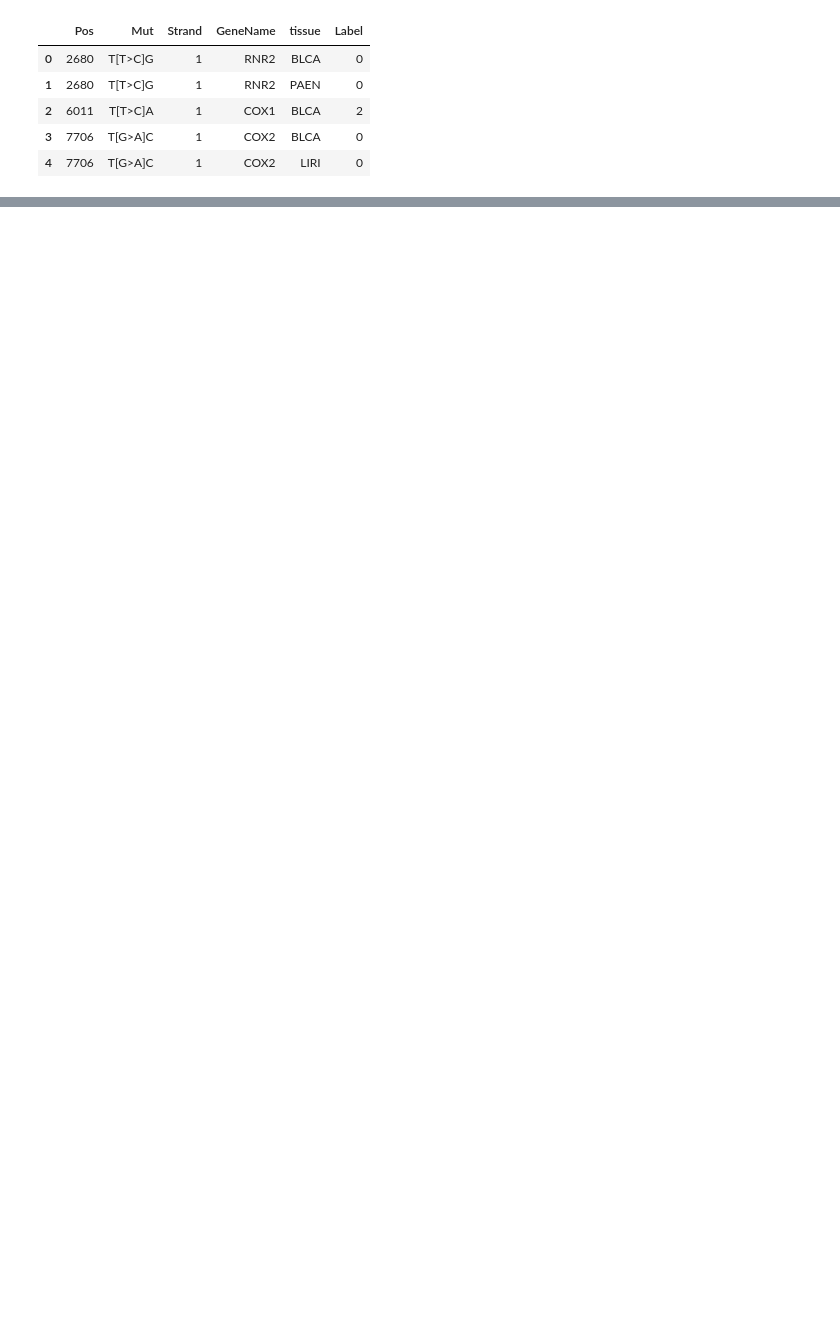
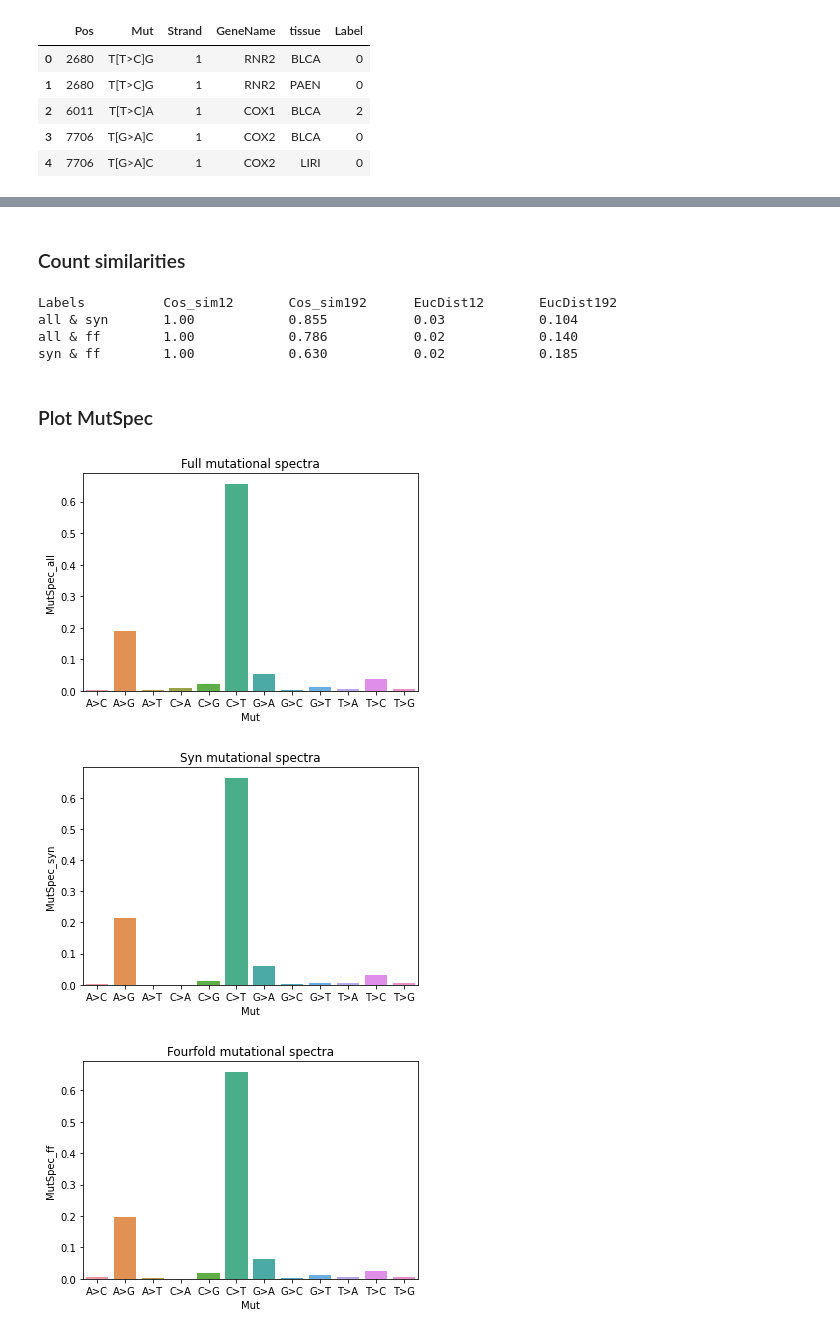
Before and after one commit to mitoclub/Signatures, a Jupyter notebook: notebooks/cancer_calc_ms.ipynb, the cells around one changed output, grey strips where cells are left out. Cells and saved outputs as stored; diff of their text form; code cells hidden in the pictures; blank space fills up the shorter version.

Commit message:
mutspec calculated

```diff
--- a/notebooks/cancer_calc_ms.ipynb
+++ b/notebooks/cancer_calc_ms.ipynb
@@ -171,8 +266,0 @@ ProtRef
-# %%
-nucl_freqs = {
-    "all": ProtRef.Nuc.value_counts().to_dict(),
-    "syn": ProtRef[ProtRef.Label  > 0].Nuc.value_counts().to_dict(),
-    "ff" : ProtRef[ProtRef.Label == 2].Nuc.value_counts().to_dict(),
-}
-
-лейбла в референсе нет, надо дернуть get_syn_number и аналогичное
@@ -197,0 +267,12 @@ Bio.codonalign.codonalignment.CodonAlignment
+# %%
+mutspec12 = pd.DataFrame({"Mut": possible_sbs12})
+mutspec192 = pd.DataFrame({"Mut": possible_sbs192})
+
+for lbl in nucl_freqs:
+    ms12 = calculate_mutspec(Mut, nucl_freqs[lbl], lbl, False, False)
+    ms12.rename({"MutSpec": f"MutSpec_{lbl}"}, axis=1, inplace=True)
+    mutspec12 = pd.merge(mutspec12, ms12[["Mut", f"MutSpec_{lbl}"]], on="Mut")
+
+    ms192 = calculate_mutspec(Mut, trinucl_freqs[lbl], lbl, True, False)
+    ms192.rename({"MutSpec": f"MutSpec_{lbl}"}, axis=1, inplace=True)
+    mutspec192 = pd.merge(mutspec192, ms192[["Mut", f"MutSpec_{lbl}"]], on="Mut")
@@ -197,0 +281,57 @@ Bio.codonalign.codonalignment.CodonAlignment
+# %%
+translator = str.maketrans("ACGT", "TGCA")
+
+def rev_comp(mut: str):
+    new_mut = mut[-1] + mut[1:-1] + mut[0]
+    new_mut = new_mut.translate(translator)
+    return new_mut
+# %%
+mutspec12["Mut"] = mutspec12.Mut.str.translate(translator)
+mutspec192["Mut"] = mutspec192.Mut.apply(rev_comp)
+# %% [markdown]
+### Count similarities
+# %%
+print("Labels  \tCos_sim12\tCos_sim192\tEucDist12\tEucDist192")
+_lbls = set()
+for lbl1 in nucl_freqs:
+    _lbls.add(lbl1)
+    for lbl2 in nucl_freqs:
+        if lbl1 != lbl2 and lbl2 not in _lbls:
+            dst12 = spatial.distance.cosine(
+                mutspec12[f"MutSpec_{lbl1}"], mutspec12[f"MutSpec_{lbl2}"]
+            )
+            sim12 = 1 - dst12
+            euc12 = spatial.distance.euclidean(
+                mutspec12[f"MutSpec_{lbl1}"], mutspec12[f"MutSpec_{lbl2}"]
+            )
+            dst192 = spatial.distance.cosine(
+                mutspec192[f"MutSpec_{lbl1}"], mutspec192[f"MutSpec_{lbl2}"]
+            )
+            sim192 = 1 - dst192
+            euc192 = spatial.distance.euclidean(
+                mutspec192[f"MutSpec_{lbl1}"], mutspec192[f"MutSpec_{lbl2}"]
+            )
+            print(f"{lbl1} & {lbl2}\t{sim12:.2f}\t\t{sim192:.3f}\t\t{euc12:.2f}\t\t{euc192:.3f}")
+# %% [output]
+Labels          Cos_sim12       Cos_sim192      EucDist12       EucDist192
+all & syn       1.00            0.855           0.03            0.104
+all & ff        1.00            0.786           0.02            0.140
+syn & ff        1.00            0.630           0.02            0.185
+# %% [markdown]
+### Plot MutSpec
+# %%
+sns.barplot(x="Mut", y="MutSpec_all", data=mutspec12, order=possible_sbs12)
+plt.title("Full mutational spectra")
+plt.show()
+
+sns.barplot(x="Mut", y="MutSpec_syn", data=mutspec12, order=possible_sbs12)
+plt.title("Syn mutational spectra")
+plt.show()
+
+sns.barplot(x="Mut", y="MutSpec_ff", data=mutspec12, order=possible_sbs12)
+plt.title("Fourfold mutational spectra")
+plt.show()
+# %% [output]
+[figure, added]
+[figure, added]
+[figure, added]
```
Also changed, not shown: parts of 18 cells of this notebook.
